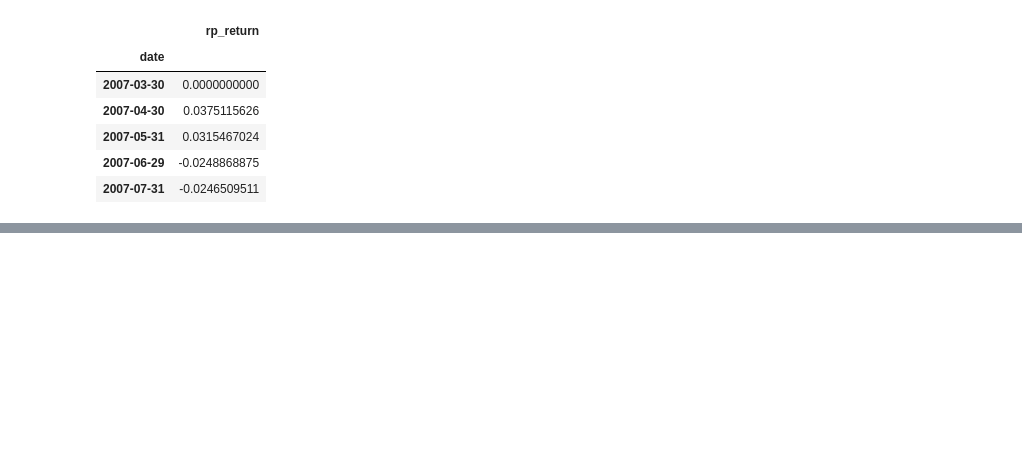
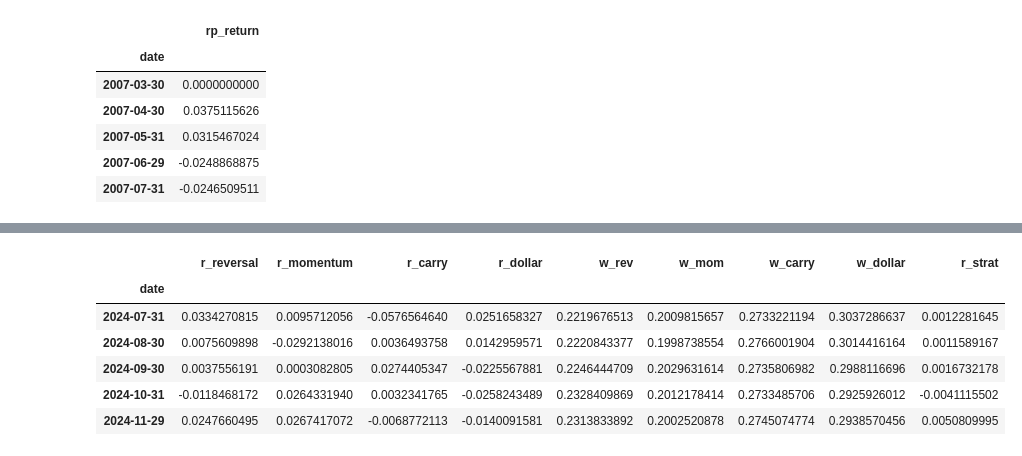
Before and after one commit to arthurdhonneur7/project_investments, a Jupyter notebook: data/final/final.ipynb, the cells around one changed output, grey strips where cells are left out. Cells and saved outputs as stored; diff of their text form; code cells hidden in the pictures; blank space fills up the shorter version.

```diff
--- a/data/final/final.ipynb
+++ b/data/final/final.ipynb
@@ -1527,0 +1697,13 @@ Notes:
+# %%
+strat = strat.drop(columns=['sigma_rev', 'sigma_mom', 'sigma_carry', 'sigma_dollar',
+                            'Inv_sigma_rev', 'Inv_sigma_mom', 'Inv_sigma_carry', 'Inv_sigma_dollar',
+                            'K'])
+strat.tail()
+# %% [output]
+|  | r_reversal | r_momentum | r_carry | r_dollar | w_rev | w_mom | w_carry | w_dollar | r_strat |
+| date |  |  |  |  |  |  |  |  |  |
+| 2024-07-31 | 0.0334270815 | 0.0095712056 | -0.0576564640 | 0.0251658327 | 0.2219676513 | 0.2009815657 | 0.2733221194 | 0.3037286637 | 0.0012281645 |
+| 2024-08-30 | 0.0075609898 | -0.0292138016 | 0.0036493758 | 0.0142959571 | 0.2220843377 | 0.1998738554 | 0.2766001904 | 0.3014416164 | 0.0011589167 |
+| 2024-09-30 | 0.0037556191 | 0.0003082805 | 0.0274405347 | -0.0225567881 | 0.2246444709 | 0.2029631614 | 0.2735806982 | 0.2988116696 | 0.0016732178 |
+| 2024-10-31 | -0.0118468172 | 0.0264331940 | 0.0032341765 | -0.0258243489 | 0.2328409869 | 0.2012178414 | 0.2733485706 | 0.2925926012 | -0.0041115502 |
+| 2024-11-29 | 0.0247660495 | 0.0267417072 | -0.0068772113 | -0.0140091581 | 0.2313833892 | 0.2002520878 | 0.2745074774 | 0.2938570456 | 0.0050809995 |
```
Also changed, not shown: parts of 26 cells of this notebook, 1 other file.
